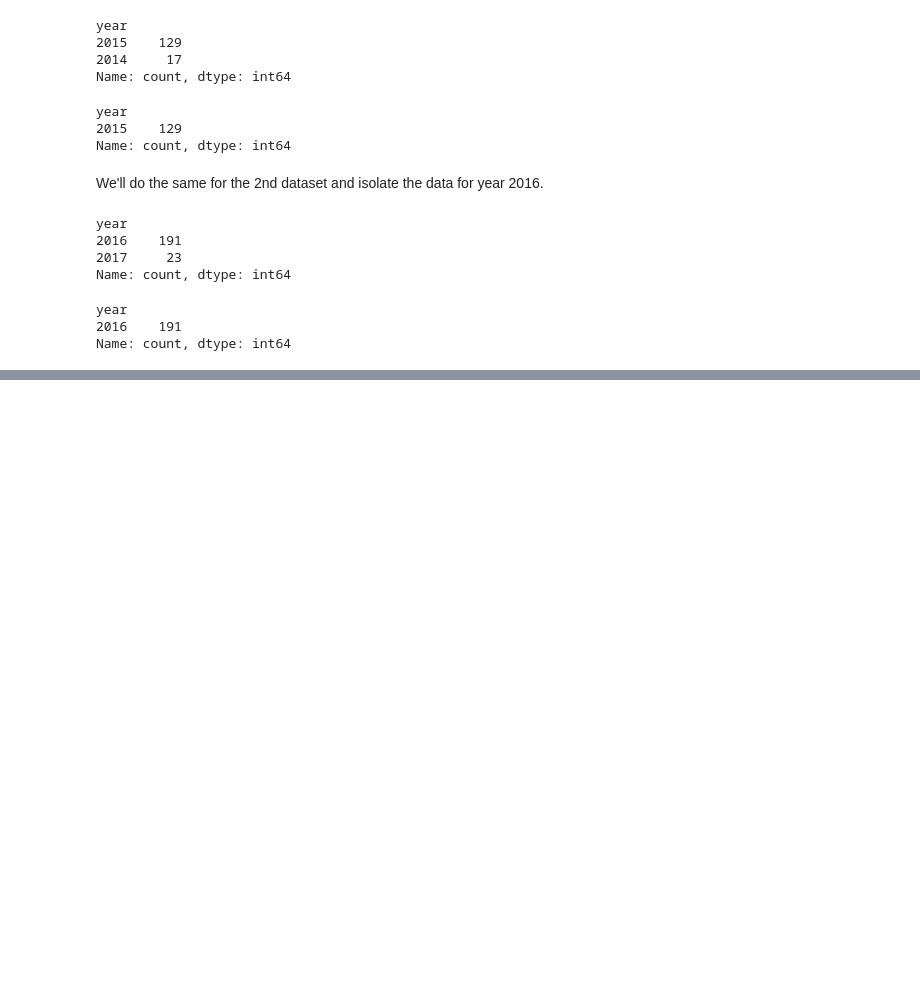
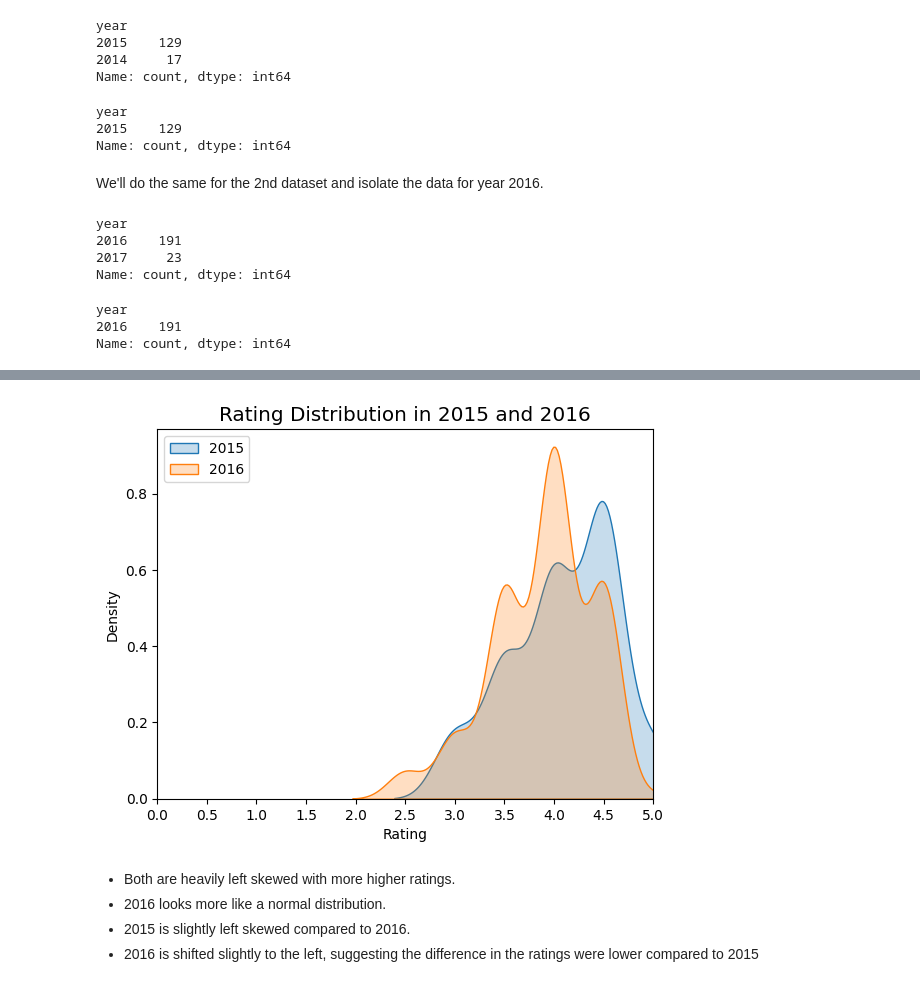
Before and after one commit to shree131/Investigation-of-Fandango-Movie-Rating-Biases, a Jupyter notebook: Fandango_Ratings_Analysis_Report.ipynb, the cells around one changed output, grey strips where cells are left out. Cells and saved outputs as stored; diff of their text form; code cells hidden in the pictures; blank space fills up the shorter version.

Commit message:
Compared distribution of 2015 and 2016 dataset

```diff
--- a/Fandango_Ratings_Analysis_Report.ipynb
+++ b/Fandango_Ratings_Analysis_Report.ipynb
@@ -212,0 +217,21 @@ Name: count, dtype: int64
+# %%
+import seaborn as sns, matplotlib.pyplot as plt
+from numpy import arange
+%matplotlib inline
+
+sns.kdeplot(data=movies_2015, x='fandango_stars', label='2015', fill=True)
+sns.kdeplot(data=movies_2016, x='fandango', label='2016', fill=True)
+
+plt.title('Rating Distribution in 2015 and 2016', size='x-large')
+plt.xlabel('Rating')
+plt.xlim(0, 5)
+plt.xticks(arange(0.0, 5.1, .5))
+plt.legend()
+plt.show()
+# %% [output]
+[figure, added]
+# %% [markdown]
+- Both are heavily left skewed with more higher ratings.
+- 2016 looks more like a normal distribution.
+- 2015 is slightly left skewed compared to 2016.
+- 2016 is shifted slightly to the left, suggesting the difference in the ratings were lower compared to 2015
```
Also changed, not shown: parts of 15 cells of this notebook.
